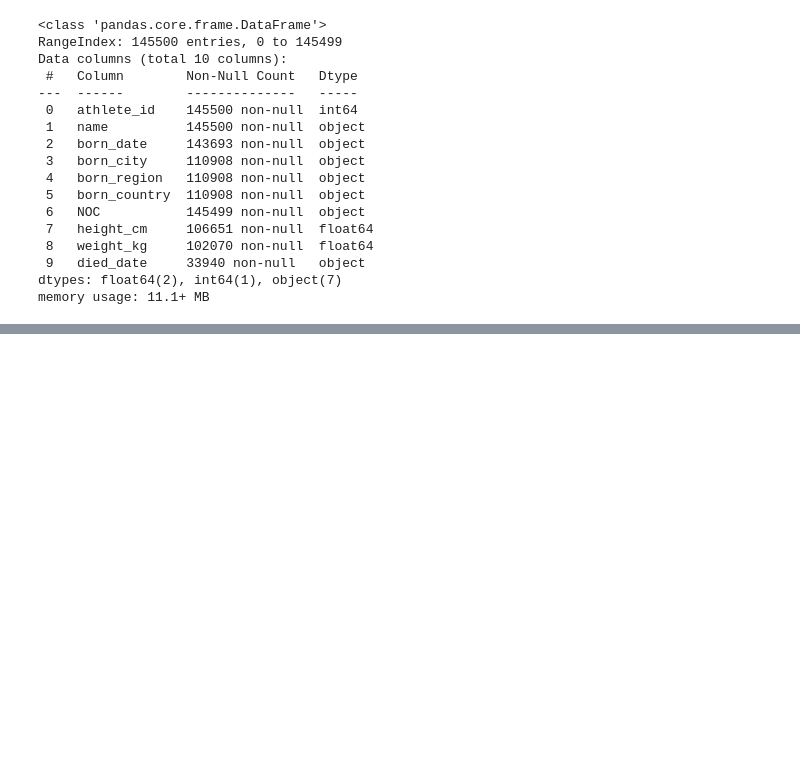
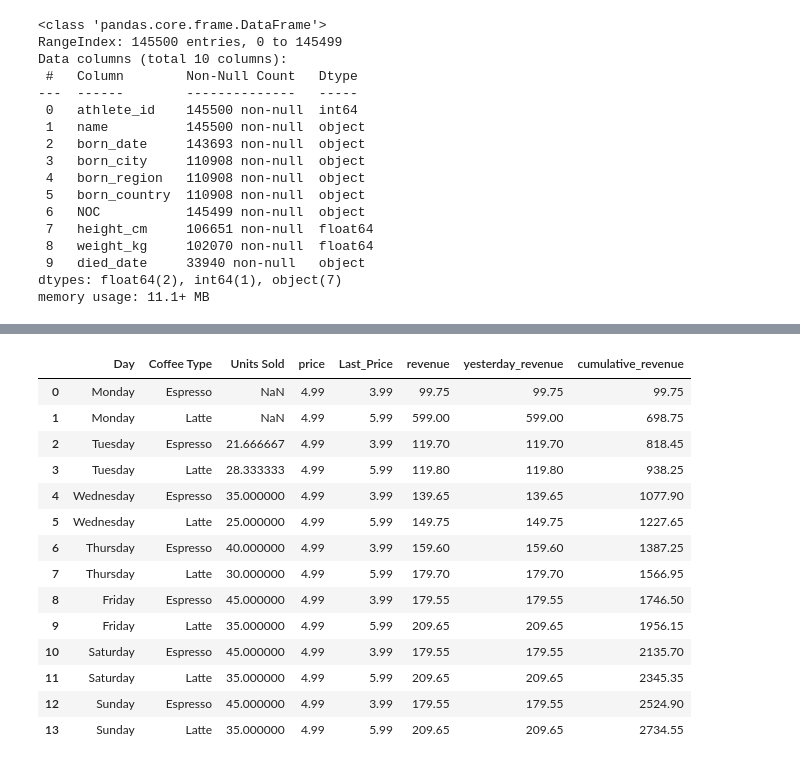
Before and after one commit to imamahasane/Pandas, a Jupyter notebook: Complete Python Pandas Data Science.ipynb, the cells around one changed output, grey strips where cells are left out. Saved outputs shown, nothing was run; the diff lists cells and outputs as text; code cells hidden in the pictures; blank space fills up the shorter version.

```diff
--- a/Complete Python Pandas Data Science.ipynb
+++ b/Complete Python Pandas Data Science.ipynb
@@ -472,0 +1569,2 @@ memory usage: 11.1+ MB
+# %%
+coffee['yesterday_revenue'] = coffee['revenue'].shift(1)
@@ -472,0 +1589,2 @@ memory usage: 11.1+ MB
+# %%
+coffee['yesterday_revenue'] = coffee['revenue'].shift(2)
@@ -472,0 +1609,2 @@ memory usage: 11.1+ MB
+# %%
+coffee['yesterday_revenue'] = coffee['revenue']
@@ -472,0 +1694,20 @@ memory usage: 11.1+ MB
+# %%
+coffee['cumulative_revenue'] = coffee['revenue'].cumsum()
+# %%
+coffee
+# %% [output]
+|  | Day | Coffee Type | Units Sold | price | Last_Price | revenue | yesterday_revenue | cumulative_revenue |
+| 0 | Monday | Espresso | NaN | 4.99 | 3.99 | 99.75 | 99.75 | 99.75 |
+| 1 | Monday | Latte | NaN | 4.99 | 5.99 | 599.00 | 599.00 | 698.75 |
+| 2 | Tuesday | Espresso | 21.666667 | 4.99 | 3.99 | 119.70 | 119.70 | 818.45 |
+| 3 | Tuesday | Latte | 28.333333 | 4.99 | 5.99 | 119.80 | 119.80 | 938.25 |
+| 4 | Wednesday | Espresso | 35.000000 | 4.99 | 3.99 | 139.65 | 139.65 | 1077.90 |
+| 5 | Wednesday | Latte | 25.000000 | 4.99 | 5.99 | 149.75 | 149.75 | 1227.65 |
+| 6 | Thursday | Espresso | 40.000000 | 4.99 | 3.99 | 159.60 | 159.60 | 1387.25 |
+| 7 | Thursday | Latte | 30.000000 | 4.99 | 5.99 | 179.70 | 179.70 | 1566.95 |
+| 8 | Friday | Espresso | 45.000000 | 4.99 | 3.99 | 179.55 | 179.55 | 1746.50 |
+| 9 | Friday | Latte | 35.000000 | 4.99 | 5.99 | 209.65 | 209.65 | 1956.15 |
+| 10 | Saturday | Espresso | 45.000000 | 4.99 | 3.99 | 179.55 | 179.55 | 2135.70 |
+| 11 | Saturday | Latte | 35.000000 | 4.99 | 5.99 | 209.65 | 209.65 | 2345.35 |
+| 12 | Sunday | Espresso | 45.000000 | 4.99 | 3.99 | 179.55 | 179.55 | 2524.90 |
+| 13 | Sunday | Latte | 35.000000 | 4.99 | 5.99 | 209.65 | 209.65 | 2734.55 |
```
Also changed, not shown: parts of 130 cells of this notebook.
